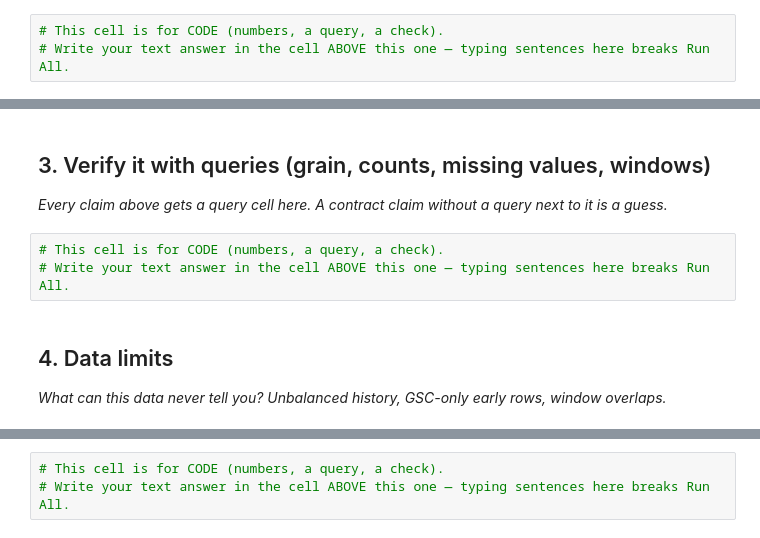
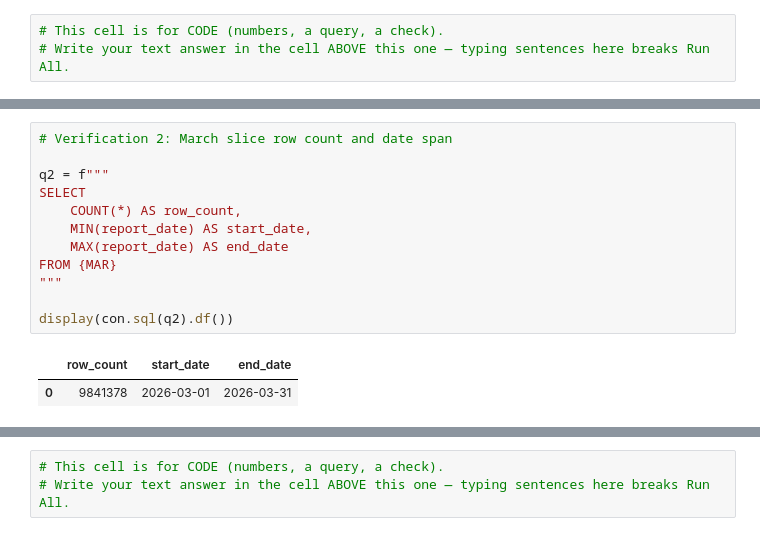
Before and after one commit to Lokeshtiwari723/Proto-ex, a Jupyter notebook: work/notebooks/w03_data_contract.ipynb, the cells around one changed output, grey strips where cells are left out. Saved outputs shown, nothing was run; the diff lists cells and outputs as text.

```diff
--- a/work/notebooks/w03_data_contract.ipynb
+++ b/work/notebooks/w03_data_contract.ipynb
@@ -23,11 +419,15 @@ This skeleton is yours to fill. Work the sections **in order** — each one has
-# %% [markdown]
-## 3. Verify it with queries (grain, counts, missing values, windows)
-
-*Every claim above gets a query cell here. A contract claim without a query next to it is a guess.*
-# %%
-# This cell is for CODE (numbers, a query, a check).
-# Write your text answer in the cell ABOVE this one — typing sentences here breaks Run All.
-# %% [markdown]
-## 4. Data limits
-
-*What can this data never tell you? Unbalanced history, GSC-only early rows, window overlaps.*
+# %%
+# Verification 2: March slice row count and date span
+
+q2 = f"""
+SELECT
+    COUNT(*) AS row_count,
+    MIN(report_date) AS start_date,
+    MAX(report_date) AS end_date
+FROM {MAR}
+"""
+
+display(con.sql(q2).df())
+# %% [output]
+|  | row_count | start_date | end_date |
+| 0 | 9841378 | 2026-03-01 | 2026-03-31 |
```
Also changed, not shown: parts of 18 cells of this notebook.
